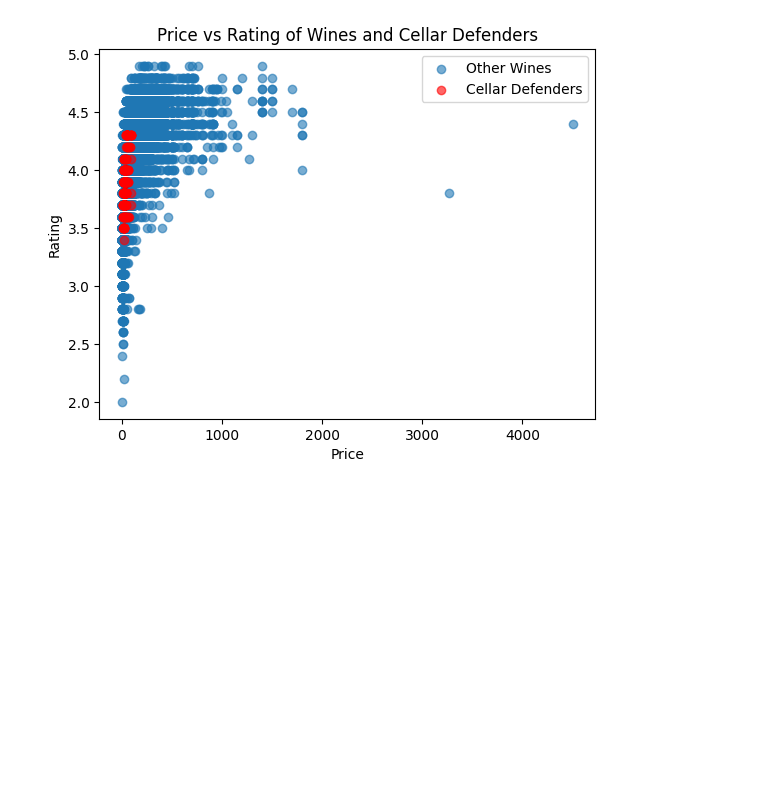
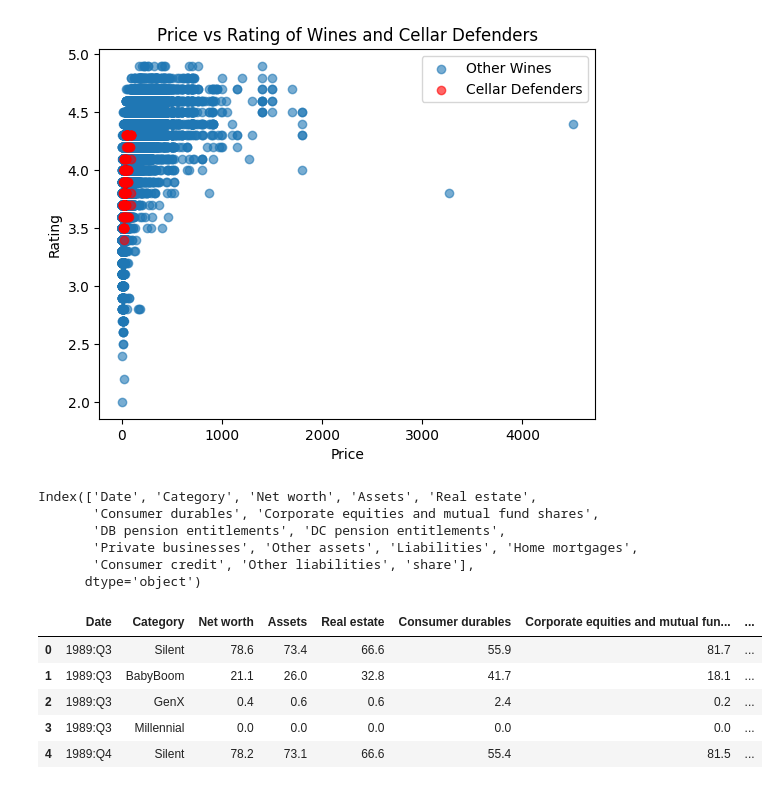
Before and after one commit to lei10003/Cellar-Defenders, a Jupyter notebook: Cellar Defenders_Vivino_Reds_Analysis.ipynb, the cells around one changed output. Drawn from its saved outputs; the diff is of its cells as text; code cells hidden in the pictures; blank space fills up the shorter version.

```diff
--- a/Cellar Defenders_Vivino_Reds_Analysis.ipynb
+++ b/Cellar Defenders_Vivino_Reds_Analysis.ipynb
@@ -381,0 +384,18 @@ selected_columns.to_csv('optimized_wine_data.csv', index=False)
+# %%
+df_gen_wealth.columns
+# %% [output]
+Index(['Date', 'Category', 'Net worth', 'Assets', 'Real estate',
+       'Consumer durables', 'Corporate equities and mutual fund shares',
+       'DB pension entitlements', 'DC pension entitlements',
+       'Private businesses', 'Other assets', 'Liabilities', 'Home mortgages',
+       'Consumer credit', 'Other liabilities', 'share'],
+      dtype='object')
+# %%
+df_gen_wealth.head()
+# %% [output]
+|  | Date | Category | Net worth | Assets | Real estate | Consumer durables | Corporate equities and mutual fun... | ... |
+| 0 | 1989:Q3 | Silent | 78.6 | 73.4 | 66.6 | 55.9 | 81.7 | ... |
+| 1 | 1989:Q3 | BabyBoom | 21.1 | 26.0 | 32.8 | 41.7 | 18.1 | ... |
+| 2 | 1989:Q3 | GenX | 0.4 | 0.6 | 0.6 | 2.4 | 0.2 | ... |
+| 3 | 1989:Q3 | Millennial | 0.0 | 0.0 | 0.0 | 0.0 | 0.0 | ... |
+| 4 | 1989:Q4 | Silent | 78.2 | 73.1 | 66.6 | 55.4 | 81.5 | ... |
```
Also changed, not shown: parts of 11 cells of this notebook, 3 other files.
